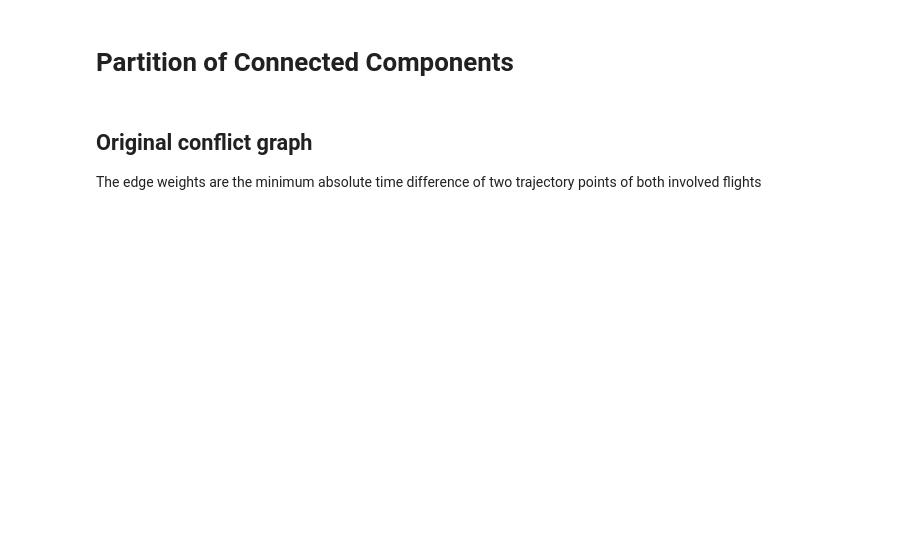
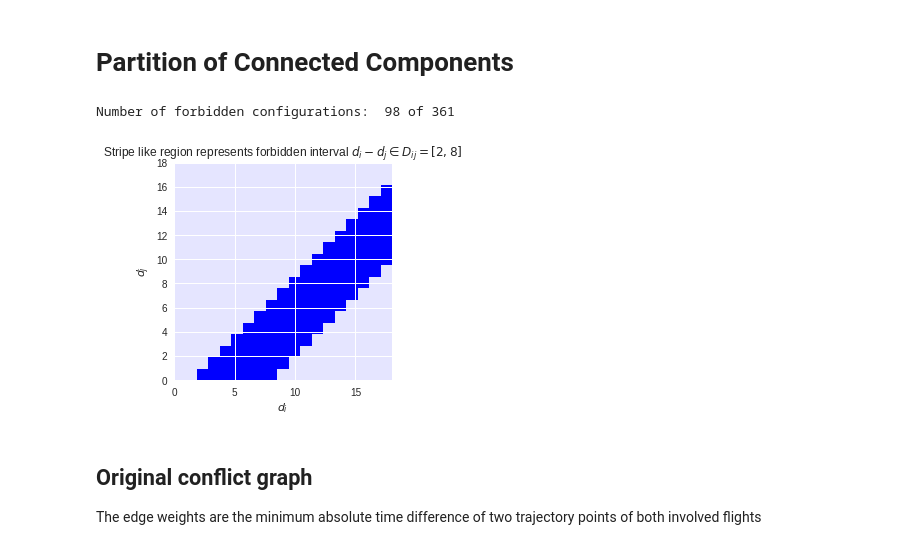
Before and after one commit to ventugithub/QCFATM, a Jupyter notebook: precalculation/analysis/Potential Conflicts Analysis III - Partition of Connected Components.ipynb, the cells around one changed output. Cells and saved outputs as stored; diff of their text form; code cells hidden in the pictures; blank space fills up the shorter version.

```diff
--- a/precalculation/analysis/Potential Conflicts Analysis III - Partition of Connected Components.ipynb
+++ b/precalculation/analysis/Potential Conflicts Analysis III - Partition of Connected Components.ipynb
@@ -53,0 +59,20 @@ component = connectedComponents[40]
+# %%
+delaymax = 18
+tmin = -5
+tmax = -5
+dthreshold = 3
+dlow = -dthreshold - tmax
+dupp = dthreshold - tmin
+xp = np.linspace(0.0, delaymax, delaymax + 1)
+x, y = np.meshgrid(xp, xp)
+z = np.logical_and(x - y >= dlow, x - y <= dupp)
+fig = plt.figure()
+ax = fig.add_subplot(1, 1, 1,)
+ax.imshow(z, origin='lower', extent=[0, 18, 0, 18], cmap=matplotlib.colors.ListedColormap(seaborn.light_palette('blue')));
+ax.set_xlabel('$d_i$')
+ax.set_ylabel('$d_j$');
+ax.set_title('Stripe like region represents forbidden interval $d_i - d_j \in D_{ij} = [%s, %s]$' % (dlow, dupp));
+print "Number of forbidden configurations: ", np.count_nonzero(z), "of", z.shape[0] * z.shape[1]
+# %% [output]
+Number of forbidden configurations:  98 of 361
+[figure, added]
```
Also changed, not shown: parts of 8 cells of this notebook.
